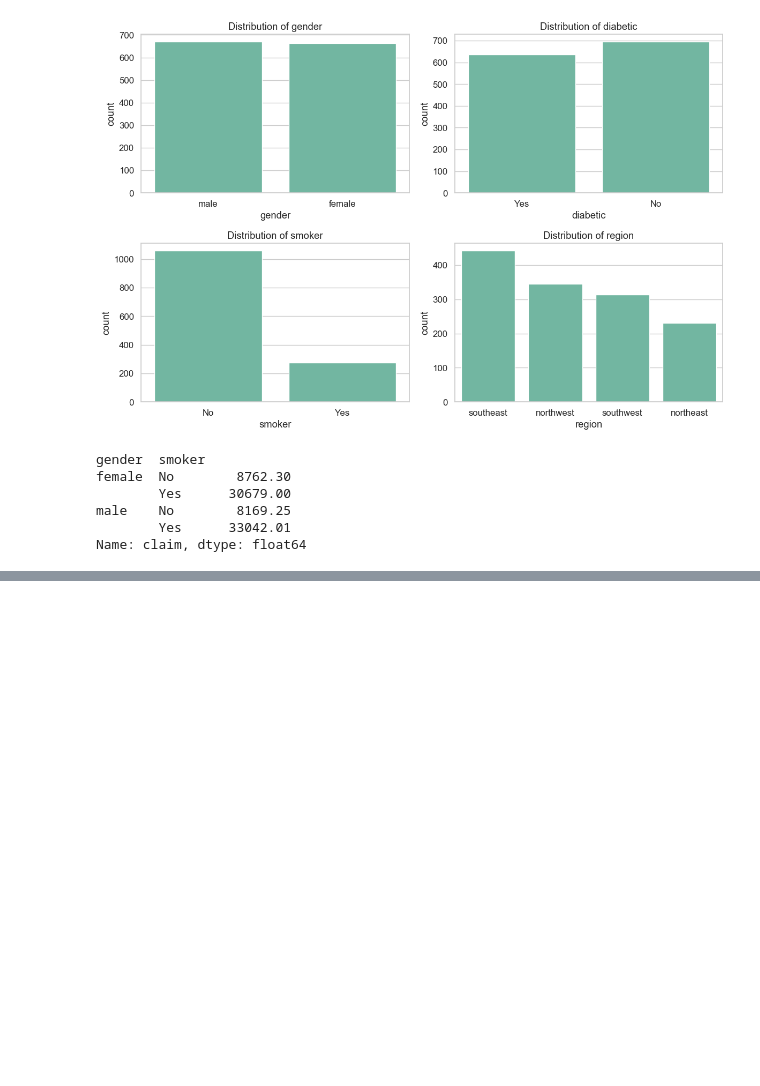
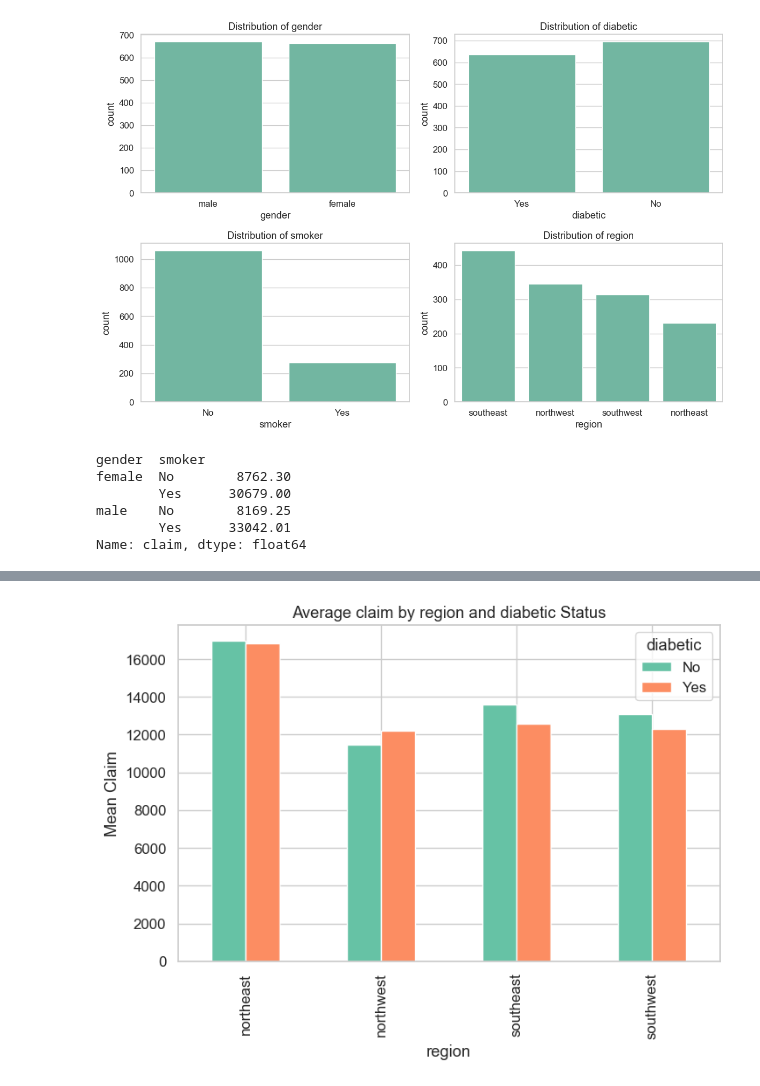
Before and after one commit to Salmanshahk/Health_insurance_cost_analysis, a Jupyter notebook: Health_insurance_cost_analysis.ipynb, the cells around one changed output, grey strips where cells are left out. Cells and saved outputs as stored; diff of their text form; code cells hidden in the pictures; blank space fills up the shorter version.

```diff
--- a/Health_insurance_cost_analysis.ipynb
+++ b/Health_insurance_cost_analysis.ipynb
@@ -159,0 +172,7 @@ AttributeError: Rectangle.set() got an unexpected keyword argument 'errorbat'
+# %%
+pivot_region_diabetic.plot(kind="bar", figsize = (8,5))
+plt.title("Average claim by region and diabetic Status")
+plt.ylabel("Mean Claim")
+plt.show()
+# %% [output]
+[figure, added]
```
Also changed, not shown: parts of 21 cells of this notebook.
